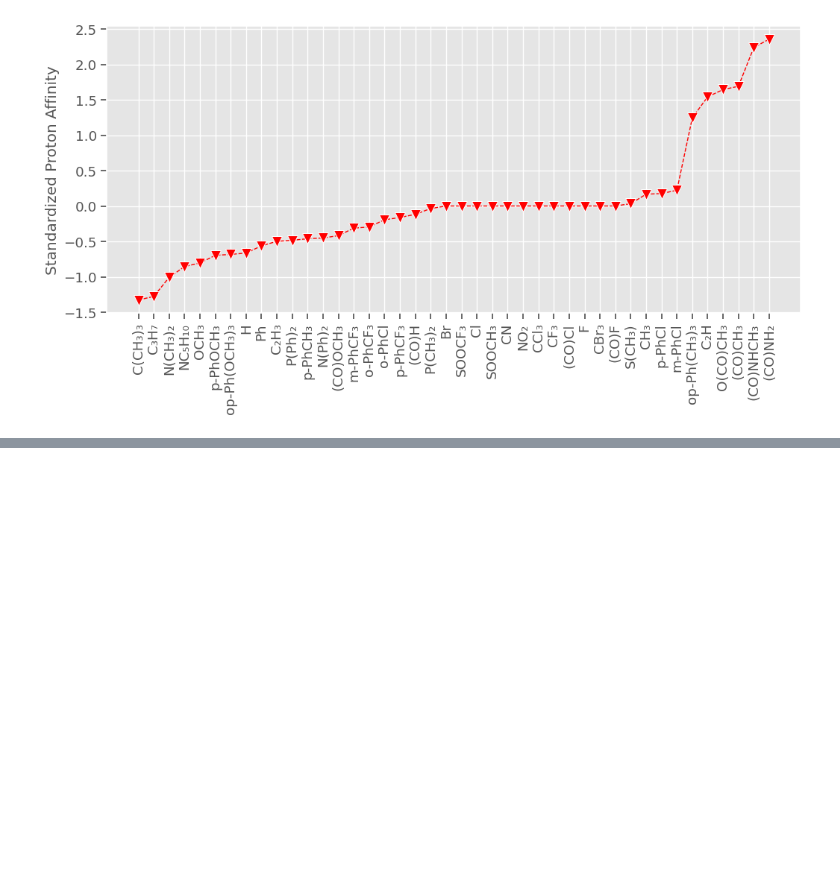
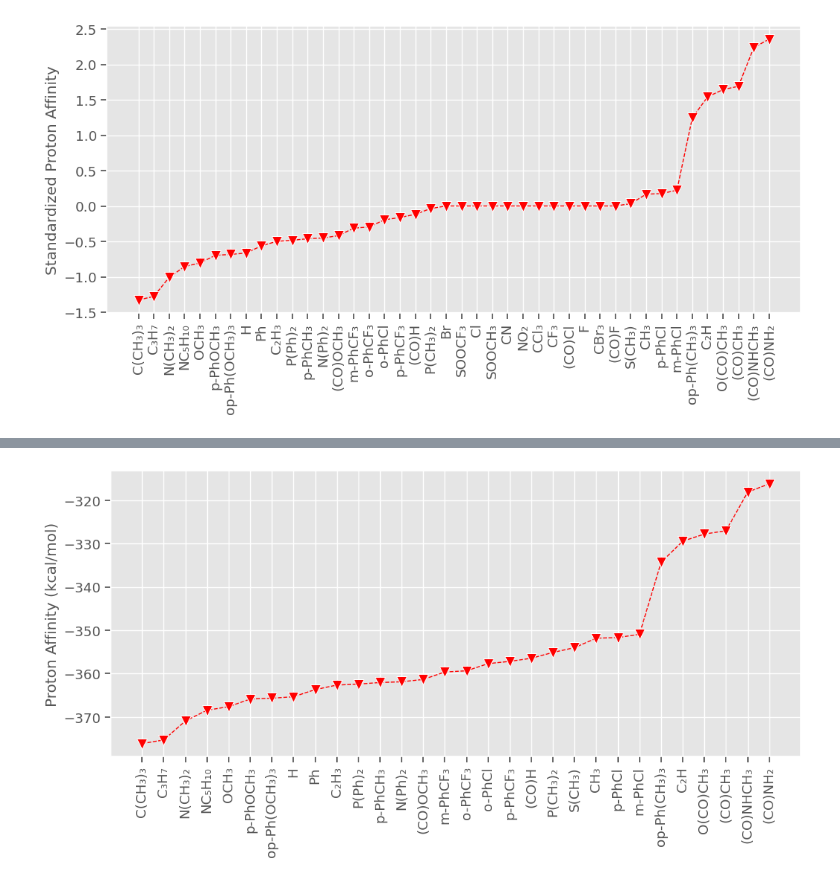
Before and after one commit to sheha919/Cobaltocenium_project, a Jupyter notebook: proton_afinity_plot.ipynb, the cells around one changed output, grey strips where cells are left out. Drawn from its saved outputs; the diff is of its cells as text; code cells hidden in the pictures; blank space fills up the shorter version.

Commit message:
modified proton_affinity plot

```diff
--- a/proton_afinity_plot.ipynb
+++ b/proton_afinity_plot.ipynb
@@ -158,2 +158,6 @@ plt.savefig('proton_afinity.png');
 # %% [output]
 [figure]
+# %%
+df_mod2 = df[df['Proton Afinity']!=0].sort_values('Proton Afinity', ascending= True)
+df_mod2['Proton Afinity (kcal/mol)'] = df_mod2['Proton Afinity']*627.5
+df_mod2
@@ -159,0 +182,10 @@ plt.savefig('proton_afinity.png');
+# %%
+plt.figure(figsize=(12,5))
+sns.lineplot(data=df_mod2, x='Substituent', y='Proton Afinity (kcal/mol)',marker='v',
+              markersize=10, linewidth = 1, linestyle = '--', color = 'r')
+plt.xticks(rotation=90)
+plt.ylabel('Proton Affinity (kcal/mol)')
+plt.xlabel('')
+plt.savefig('proton_afinity.png');
+# %% [output]
+[figure, added]
```
Also changed, not shown: parts of 2 cells of this notebook, 3 other files.
